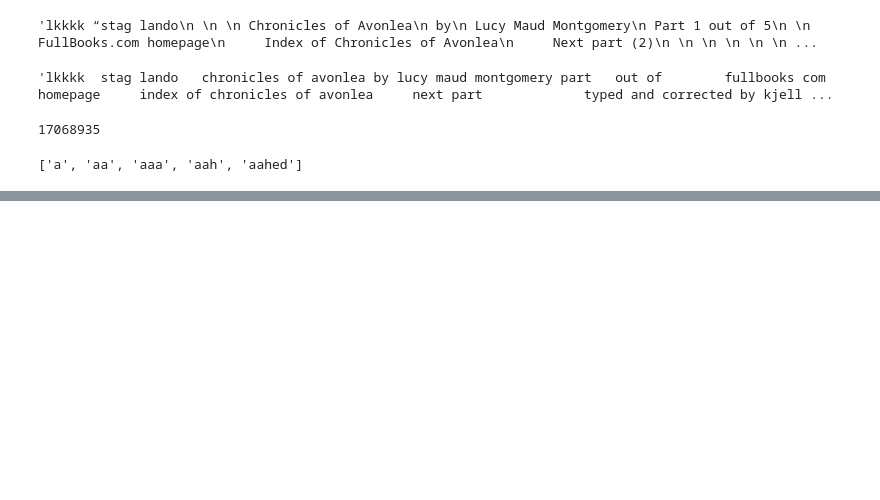
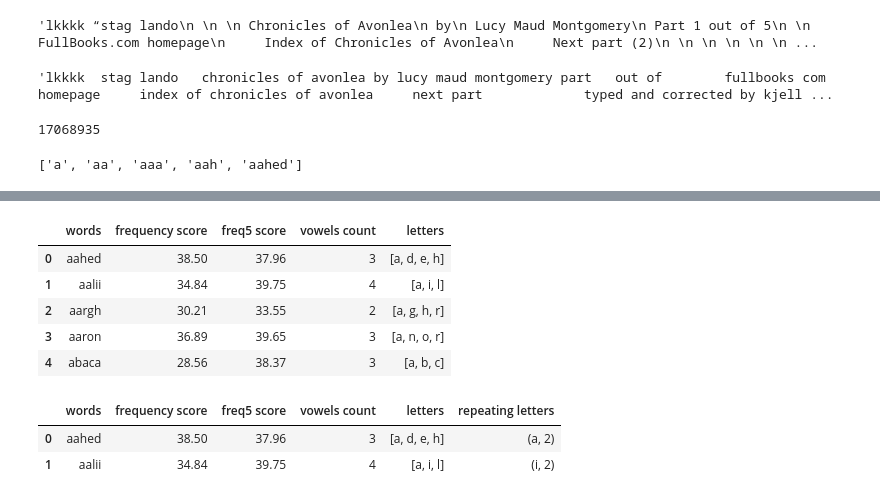
Before and after one commit to alx-nv/wordle_assist, a Jupyter notebook: wordle_assist.ipynb, the cells around one changed output, grey strips where cells are left out. Drawn from its saved outputs; the diff is of its cells as text; code cells hidden in the pictures; blank space fills up the shorter version.

```diff
--- a/wordle_assist.ipynb
+++ b/wordle_assist.ipynb
@@ -135,3 +192,17 @@ words_df.head(2)
+# %%
+# create a 'letters' that will list all letters in the word alphabetically
+# this will be useful when choosing words with the same letters but at different positions
+def list_letters(word):
+    return sorted((set(word)))
+words_df['letters'] = words_df['words'].apply(list_letters)
+words_df.head()
+# %% [output]
+|  | words | frequency score | freq5 score | vowels count | letters |
+| 0 | aahed | 38.50 | 37.96 | 3 | [a, d, e, h] |
+| 1 | aalii | 34.84 | 39.75 | 4 | [a, i, l] |
+| 2 | aargh | 30.21 | 33.55 | 2 | [a, g, h, r] |
+| 3 | aaron | 36.89 | 39.65 | 3 | [a, n, o, r] |
+| 4 | abaca | 28.56 | 38.37 | 3 | [a, b, c] |
 # %%
 # create a 'repeating letters' column
 # return a list of tupples of the form (letter, repetitions)
@@ -146,6 +217,10 @@ def repeating_letters(word):
 
 words_df['repeating letters'] = words_df['words'].apply(repeating_letters)
 words_df.head(2)
+# %% [output]
+|  | words | frequency score | freq5 score | vowels count | letters | repeating letters |
+| 0 | aahed | 38.50 | 37.96 | 3 | [a, d, e, h] | (a, 2) |
+| 1 | aalii | 34.84 | 39.75 | 4 | [a, i, l] | (i, 2) |
 # %%
 # top scoring words
 words_df[words_df['repeating letters']=="no repeats"].sort_values('frequency score',ascending = False).head()
```
Also changed, not shown: parts of 14 cells of this notebook.
